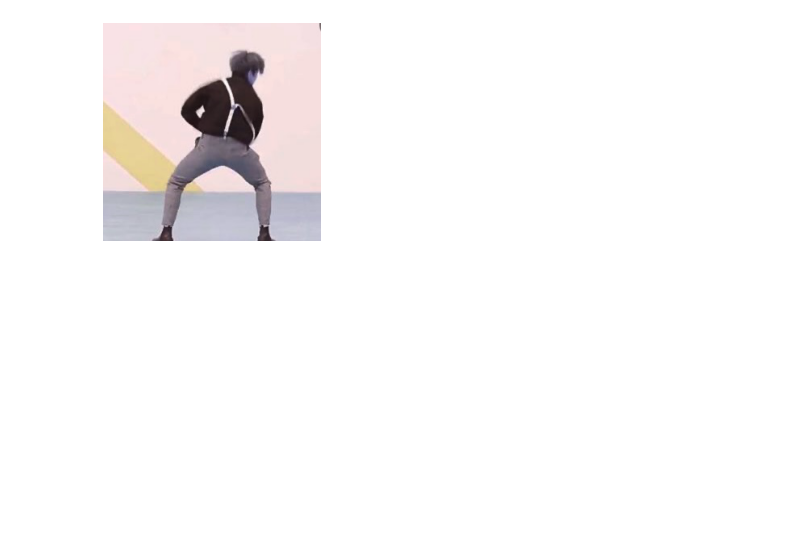
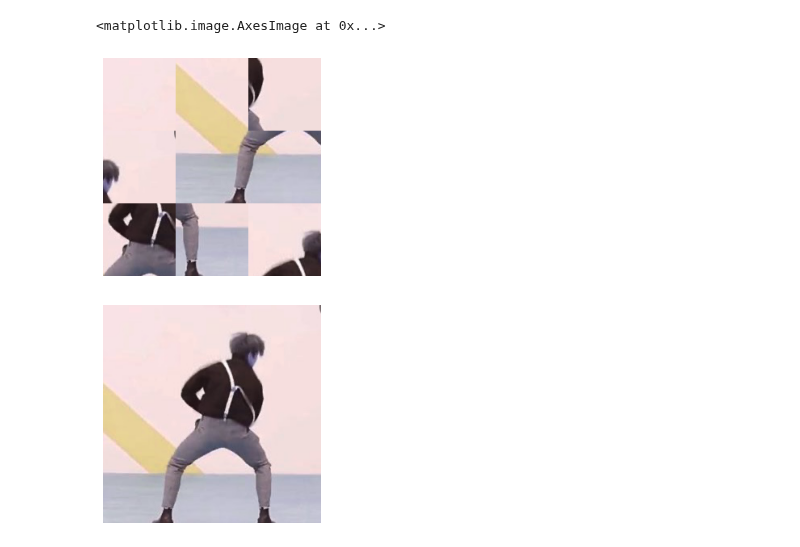
Before and after one commit to JiaqingNie/zhiyin, a Jupyter notebook: main.ipynb, the cells around one changed output. Cells and saved outputs as stored; diff of their text form; code cells hidden in the pictures; blank space fills up the shorter version.

```diff
--- a/main.ipynb
+++ b/main.ipynb
@@ -19,4 +19,11 @@ def get_assembled_image(img, puzzle):
         i, j = num // SIZE, num % SIZE
         image[height * a: height * (a + 1), width * b: width * (b + 1)] = img[height * i: height * (i + 1), width * j: width * (j + 1)]
     return image
+# %%
+env = Puzzle(3)
+plt.axis('off')
+plt.imshow(get_assembled_image(image, env.snapshot()))
+# %% [output]
+<matplotlib.image.AxesImage at 0x...>
+[figure, added]
 # %%
```
Also changed, not shown: parts of 1 cell of this notebook, 1 other file.
